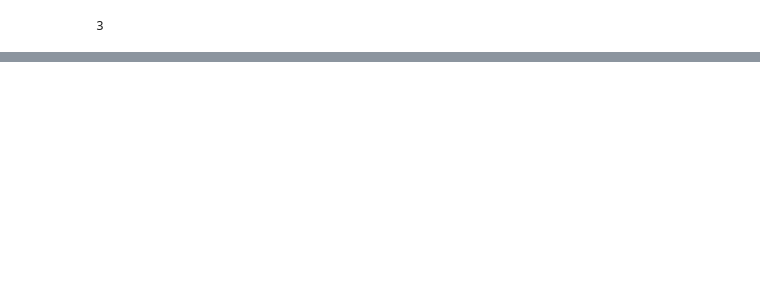
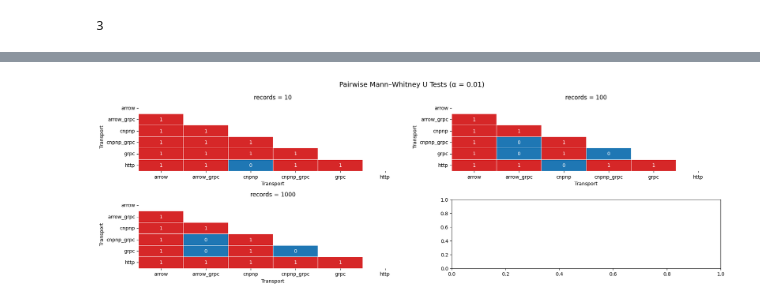
Before and after one commit to dcst-goa-university/cap-n-proto-proj, a Jupyter notebook: notebook/analysis.ipynb, the cells around one changed output, grey strips where cells are left out. Cells and saved outputs as stored; diff of their text form; code cells hidden in the pictures; blank space fills up the shorter version.

```diff
--- a/notebook/analysis.ipynb
+++ b/notebook/analysis.ipynb
@@ -79,27 +249,31 @@ shape: (18, 8)
 # %%
 df_pandas = df.to_pandas()
 
+alpha = 0.01
+
 summary_rows = []
 
-# Loop over unique record groups
 for r in df_pandas['records'].unique():
     df_r = df_pandas[df_pandas['records'] == r]
 
-    # Compute mean and std per Transport
-    stats = df_r.groupby('Transport')['Latency'].agg(['mean', 'std']).reset_index()
+    stats = (
+        df_r.groupby('Transport')['Latency']
+        .agg(['mean', 'std'])
+        .reset_index()
+    )
 
-    # ANOVA
     model = ols('Latency ~ C(Transport)', data=df_r).fit()
     anova_table = sm.stats.anova_lm(model, typ=2)
-    p_value = anova_table['PR(>F)']['C(Transport)']
+    p_value = anova_table.loc['C(Transport)', 'PR(>F)']
 
-    # Add record group to stats
     stats['records'] = r
     stats['anova_p'] = p_value
 
+    # 🔹 significance check
+    stats['significant_0_01'] = p_value < alpha
+
     summary_rows.append(stats)
 
-# Combine all record groups
 summary_df = pandas.concat(summary_rows, ignore_index=True)
 
 print(summary_df)
@@ -126,3 +408,37 @@ print(summary_df)
+# %%
+import matplotlib.pyplot as plt
+
+records_to_plot = summary_df['records'].unique()
+plots = closest_square(len(records_to_plot))
+
+fig, axes = plt.subplots(
+    plots, plots,
+    figsize=(18, 6),
+    squeeze=False
+)
+axes_flat = axes.flatten()
+
+for ax, rec in zip(axes_flat, records_to_plot):
+    plot_mw_latency_triangle_ax(ax, mw_df, rec, alpha=0.01)
+
+
+from matplotlib.cm import ScalarMappable
+
+sm = ScalarMappable(
+    cmap="viridis_r",
+    norm=LogNorm(vmin=1e-80, vmax=0.01)
+)
+sm.set_array([])
+
+
+fig.suptitle(
+    "Pairwise Mann–Whitney U Tests (α = 0.01)",
+    fontsize=14
+)
+plt.tight_layout()
+plt.show()
+# %% [output]
+[figure, added]
 # %%
 import matplotlib.pyplot as plt
 import numpy as np
```
Also changed, not shown: parts of 18 cells of this notebook, 6 other files.
